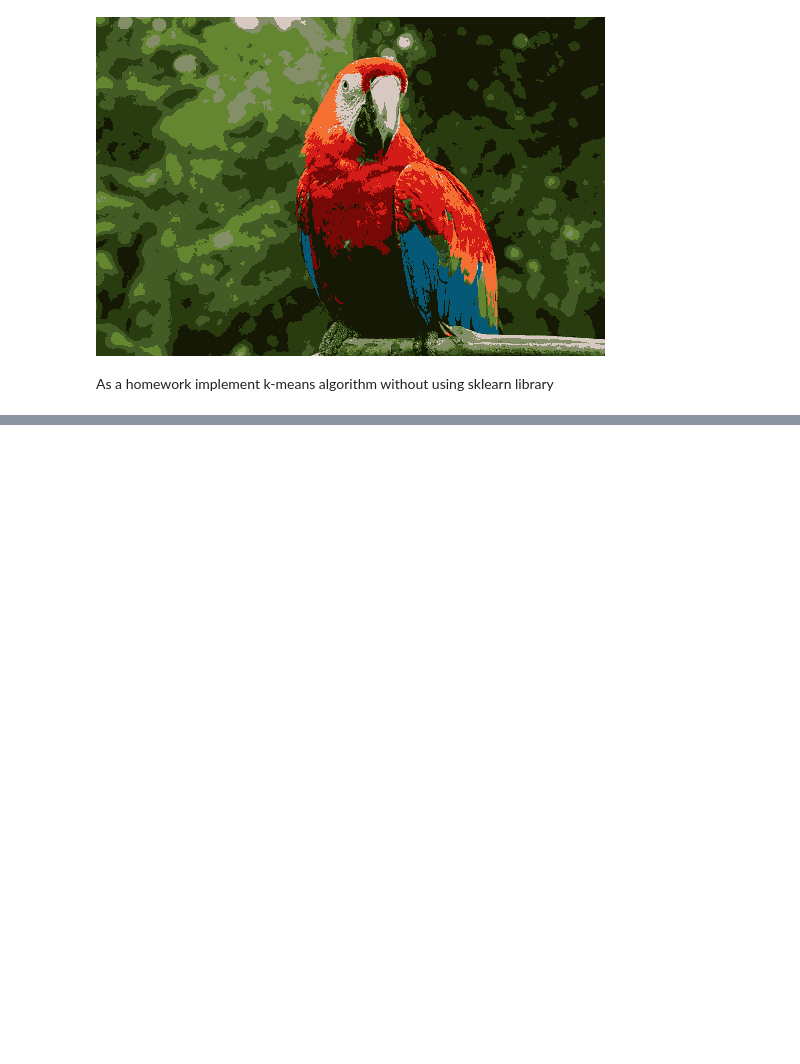
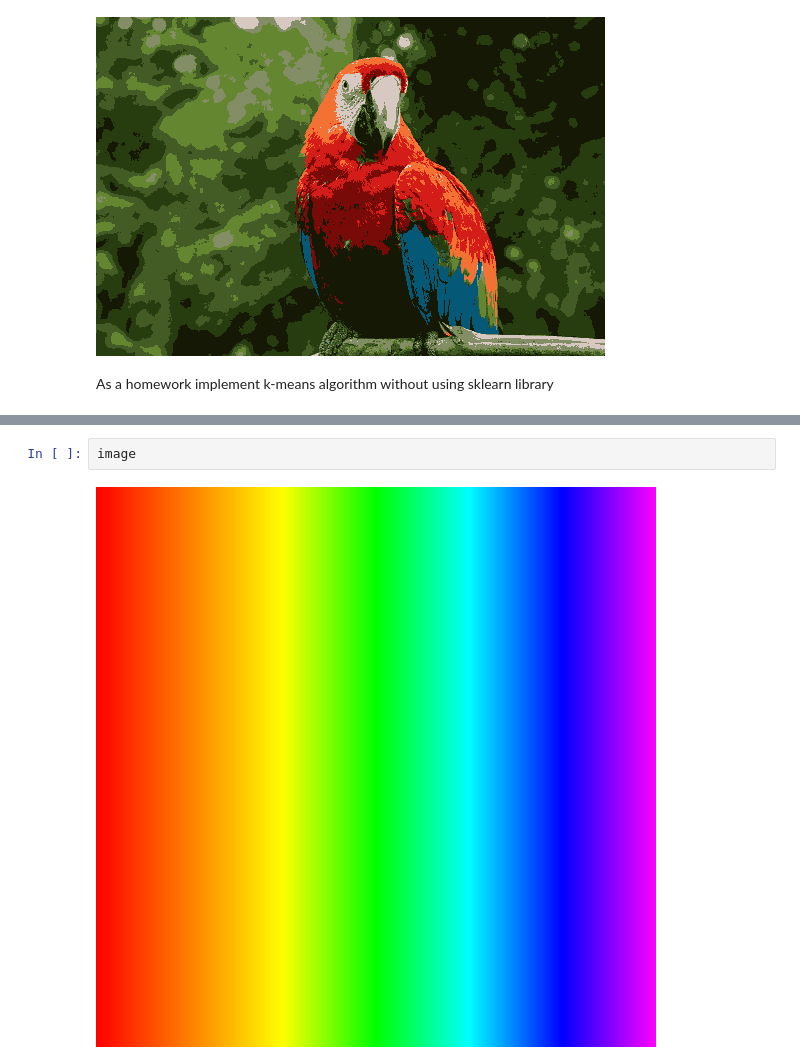
Before and after one commit to AghababyanSG/AI_YSU_2.2_homeworks, a Jupyter notebook: 3_kmeans/kmeans.ipynb, the cells around one changed output, grey strips where cells are left out. Drawn from its saved outputs; the diff is of its cells as text; blank space fills up the shorter version.

```diff
--- a/3_kmeans/kmeans.ipynb
+++ b/3_kmeans/kmeans.ipynb
@@ -104,0 +178,4 @@ As a homework implement k-means algorithm without using sklearn library
+# %%
+image
+# %% [output]
+[figure, added]
```
Also changed, not shown: parts of 8 cells of this notebook, 1 other file.
